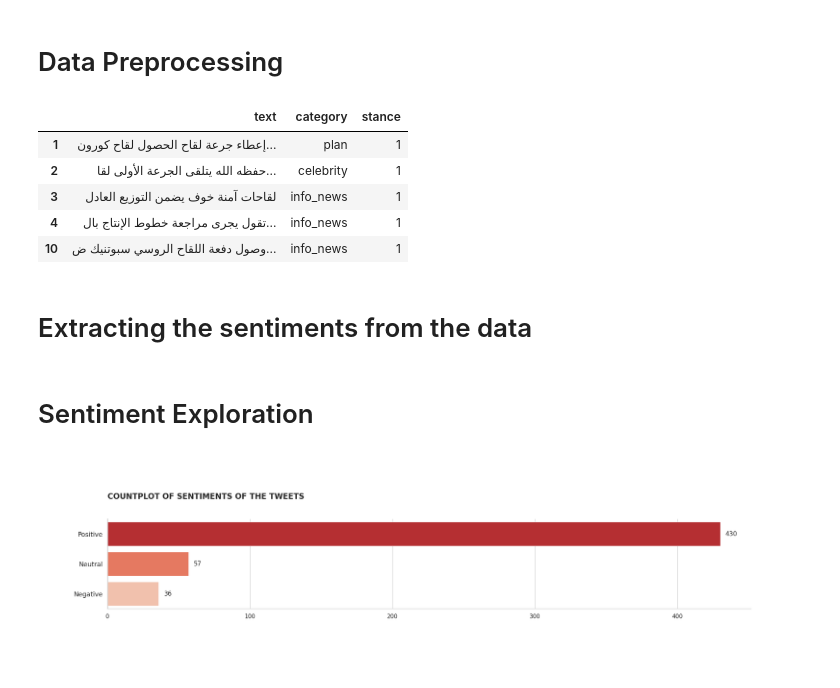
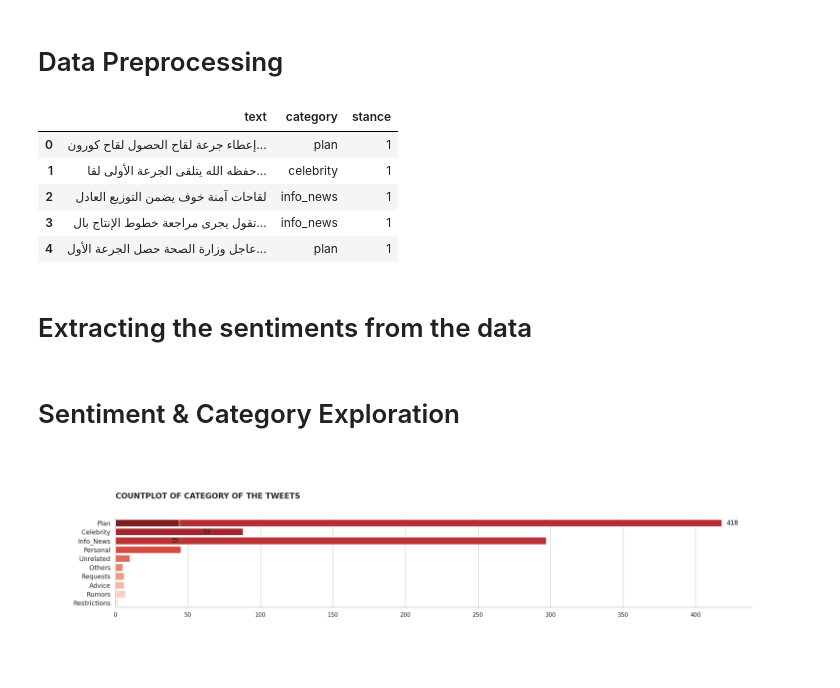
Before and after one commit to Mostafa-wael/Analysis-of-Arabic-Tweets-Towards-COVID-19-Pandemic, a Jupyter notebook: RNN.ipynb, the cells around one changed output. Saved outputs shown, nothing was run; the diff lists cells and outputs as text; code cells hidden in the pictures.

Commit message:
add category

```diff
--- a/RNN.ipynb
+++ b/RNN.ipynb
@@ -76,6 +76,7 @@ Text(0.5, 1.0, 'Missing values of each columns')
 # %%
 def CleanTweets(df):
     data = df.copy() # Copying the dataset
+    ##### Related to the tweets #####
     # Standard tweet preprocessing
     data.text = data.text.str.lower()
     # Remove twitter handlers
@@ -92,10 +93,15 @@ def CleanTweets(df):
     data.text = data.text.apply(lambda x:re.sub(r'\s+[a-zA-Z]\s+', '', x))
     # Substituting multiple spaces with single space
     data.text = data.text.apply(lambda x:re.sub(r'\s+', ' ', x, flags=re.I))
+    # Remove all the empty spaces
+    data.text = data.text.apply(lambda x: x.strip())
     # Remove all the stopwords
     data.text = data.text.apply(lambda x: ' '.join([word for word in x.split() if word not in (stopwords.words('arabic'))]))
-    # Remove all the empty spaces
-    data.text = data.text.apply(lambda x: x.strip())
+    # Remove all the punctuations
+    data.text = data.text.apply(lambda x:re.sub(r'[^\w\s]','',x))
+    # Remove all english alphabets
+    data.text = data.text.apply(lambda x:re.sub(r'[a-zA-Z]', '', x))
+    ##### Related to the dataset #####
     # Remove all the empty rows
     data = data[data.text != '']
     # Removing the duplicated rows
@@ -110,75 +116,69 @@ def CleanTweets(df):
     data = data[data.text.str.split().str.len() > 5]
     # Removing the tweets with more than 20 words
     data = data[data.text.str.split().str.len() < 20]
-    # Remove all english alphabets
-    data.text = data.text.apply(lambda x:re.sub(r'[a-zA-Z]', '', x))
+    # Resetting the index, why? because we removed some rows
+    data = data.reset_index(drop=True)
     return data
 data  = CleanTweets(df)
-# print the df in a csv file
-data.to_csv('cleaned_data.csv', index=False)
+data.to_csv('cleaned_data.csv', index=False) # print the df in a csv file
 data.head() # Displaying the dataset
 # %% [output]
 |  | text | category | stance |
-| 1 | إعطاء جرعة لقاح الحصول لقاح كورون... | plan | 1 |
-| 2 | حفظه الله يتلقى الجرعة الأولى لقا... | celebrity | 1 |
-| 3 | لقاحات آمنة خوف يضمن التوزيع العادل | info_news | 1 |
-| 4 | تقول يجرى مراجعة خطوط الإنتاج بال... | info_news | 1 |
-| 10 | وصول دفعة اللقاح الروسي سبوتنيك ض... | info_news | 1 |
+| 0 | إعطاء جرعة لقاح الحصول لقاح كورون... | plan | 1 |
+| 1 | حفظه الله يتلقى الجرعة الأولى لقا... | celebrity | 1 |
+| 2 | لقاحات آمنة خوف يضمن التوزيع العادل | info_news | 1 |
+| 3 | تقول يجرى مراجعة خطوط الإنتاج بال... | info_news | 1 |
+| 4 | عاجل وزارة الصحة حصل الجرعة الأول... | plan | 1 |
 # %% [markdown]
 # Extracting the sentiments from the data
 # %%
-def label_sentiment(x:int):
+def labelSentiment(x:int):
     if x == 1 : return 'positive'
     if x == -1 : return 'negative'
     return 'neutral'
 # Extract Sentiment Values for each tweet
-data['sentiment'] = [sia.polarity_scores(x)['compound'] for x in tqdm(data['text'])] # Extracting the sentiment values
-data['overall_sentiment'] = data['stance'].apply(label_sentiment); # Extracting the overall sentiment
+data['sentiment'] = data['stance'].apply(labelSentiment); # Extracting the overall sentiment
+# show the dataset
+data.head()
+data.to_csv('processed_data.csv', index=False) # print the df in a csv file
 # %% [markdown]
-# Sentiment Exploration
+# Sentiment & Category Exploration
 # %%
 def countPlot(data=None, x=None, y=None, palette='Reds_r', height=15, title=' ', subtitle=' ', description=' '):
     sns.set(style = 'whitegrid',
             rc = {'figure.figsize': (20,height)})
-
     g = sns.countplot(data=data, y=y, x=x, palette=palette)
-
     g.set_ylabel(' \n\n\n')
     g.set_xlabel(' \n\n\n\n\n')
-
     g.set_title(
         f'\n\n\n\n{title}\n\n'.upper(),
         loc = 'left',
         fontdict = dict(
             fontsize = 15,
             fontweight = 'bold'))
-
     g.set_yticklabels(
         [tick_label.get_text().title() for tick_label in g.get_yticklabels()],
         fontdict = dict(
             fontsize = 12.5,
             fontweight = 'medium'))
-
-
     plt.text(s = f'{description}',
              alpha = 0.5,
              x = 0,
              y = -.18,
              verticalalignment = 'baseline',
              horizontalalignment = 'left',
              transform = g.transAxes)
-
     g.bar_label(container = g.containers[0], padding = 10,)
-
     plt.text(s = ' ', x = 1.08, y = 1, transform = g.transAxes)
-
     sns.despine()
-
     return g
 
-countPlot(y = data['overall_sentiment'],
+countPlot(y = data['sentiment'],
                title = 'Countplot of Sentiments of the tweets',
-               height = 3);
+               height = data['sentiment'].nunique());
+countPlot(y = data['category'],
+               title = 'Countplot of category of the tweets',
+               height = data['category'].nunique());
 # %% [output]
-[figure, old version]
+[figure, new version]
 # %%
```
Also changed, not shown: parts of 2 cells of this notebook, 2 other files.
